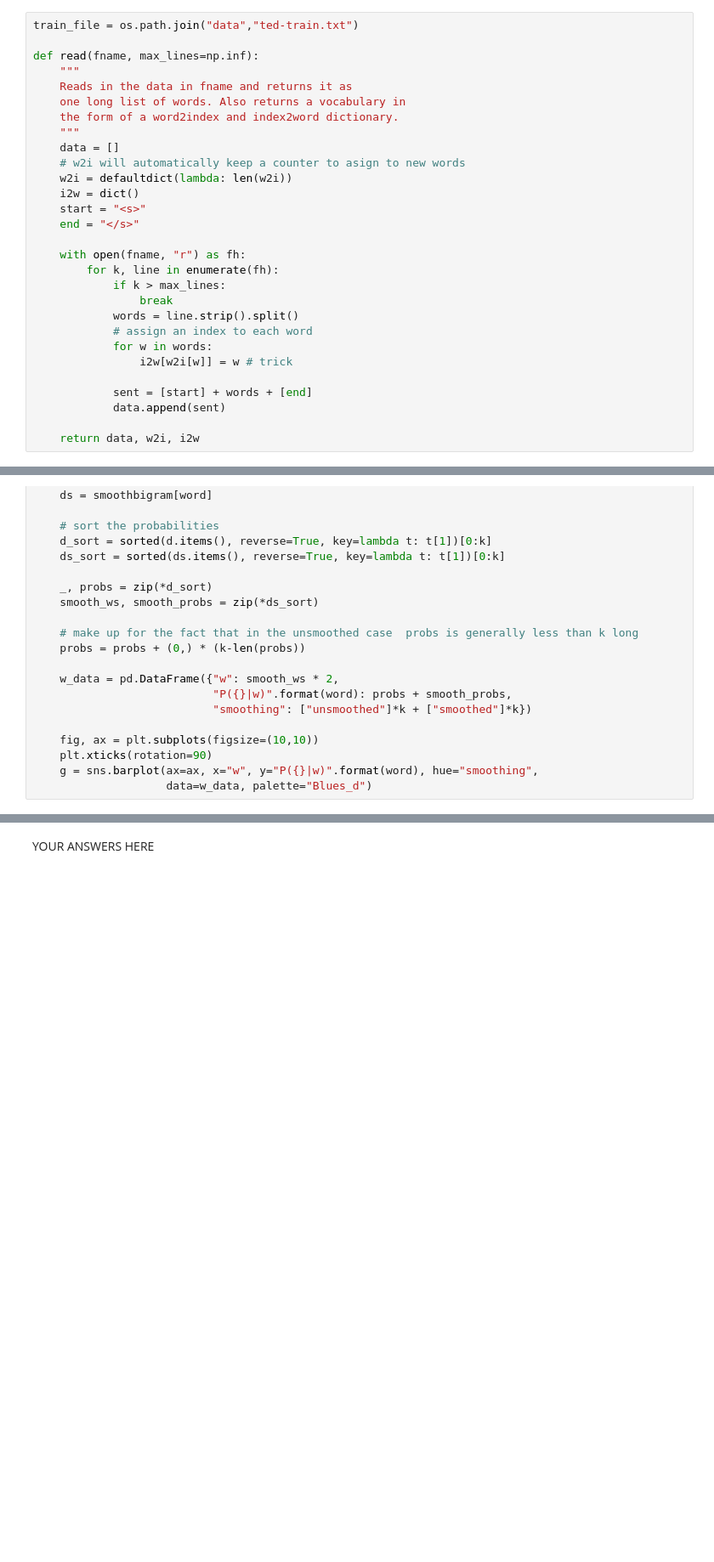
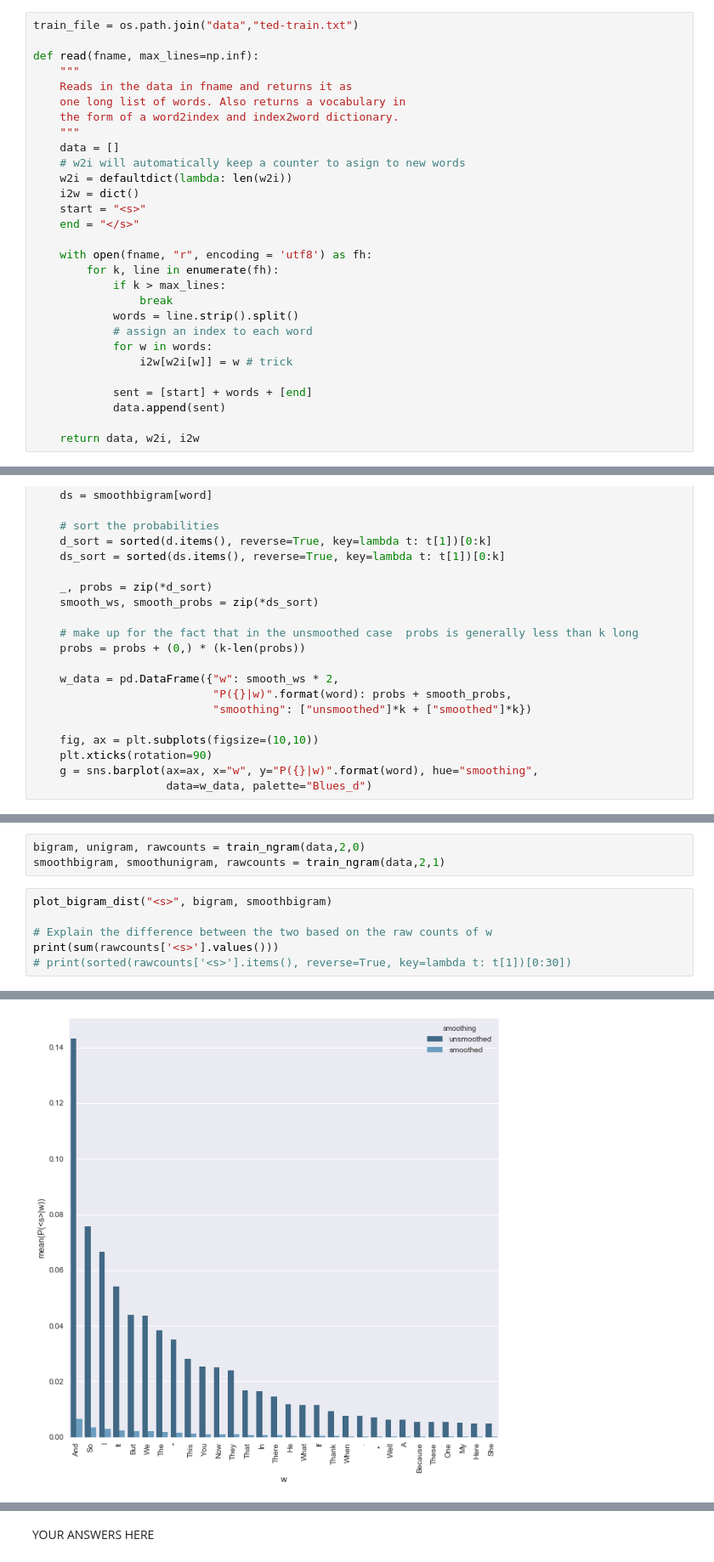
Before and after one commit to JappaB/NLP1, a Jupyter notebook: lab1.ipynb, the cells around one changed output, grey strips where cells are left out. Shown: that part at 85% size. Drawn from its saved outputs; the diff is of its cells as text; blank space fills up the shorter version.

```diff
--- a/lab1.ipynb
+++ b/lab1.ipynb
@@ -503,7 +511,7 @@ def read(fname, max_lines=np.inf):
     start = "<s>"
     end = "</s>"
 
-    with open(fname, "r") as fh:
+    with open(fname, "r", encoding = 'utf8') as fh:
         for k, line in enumerate(fh):
             if k > max_lines:
                 break
@@ -712,0 +755,10 @@ YOUR ANSWERS HERE
+# %%
+bigram, unigram, rawcounts = train_ngram(data,2,0)
+smoothbigram, smoothunigram, rawcounts = train_ngram(data,2,1)
+# %%
+plot_bigram_dist("<s>", bigram, smoothbigram)
+
+# Explain the difference between the two based on the raw counts of w
+print(sum(rawcounts['<s>'].values()))
+# print(sorted(rawcounts['<s>'].items(), reverse=True, key=lambda t: t[1])[0:30])
+# %% [output]
@@ -712,0 +767 @@ YOUR ANSWERS HERE
+[figure, added]
```
Also changed, not shown: parts of 25 cells of this notebook.
